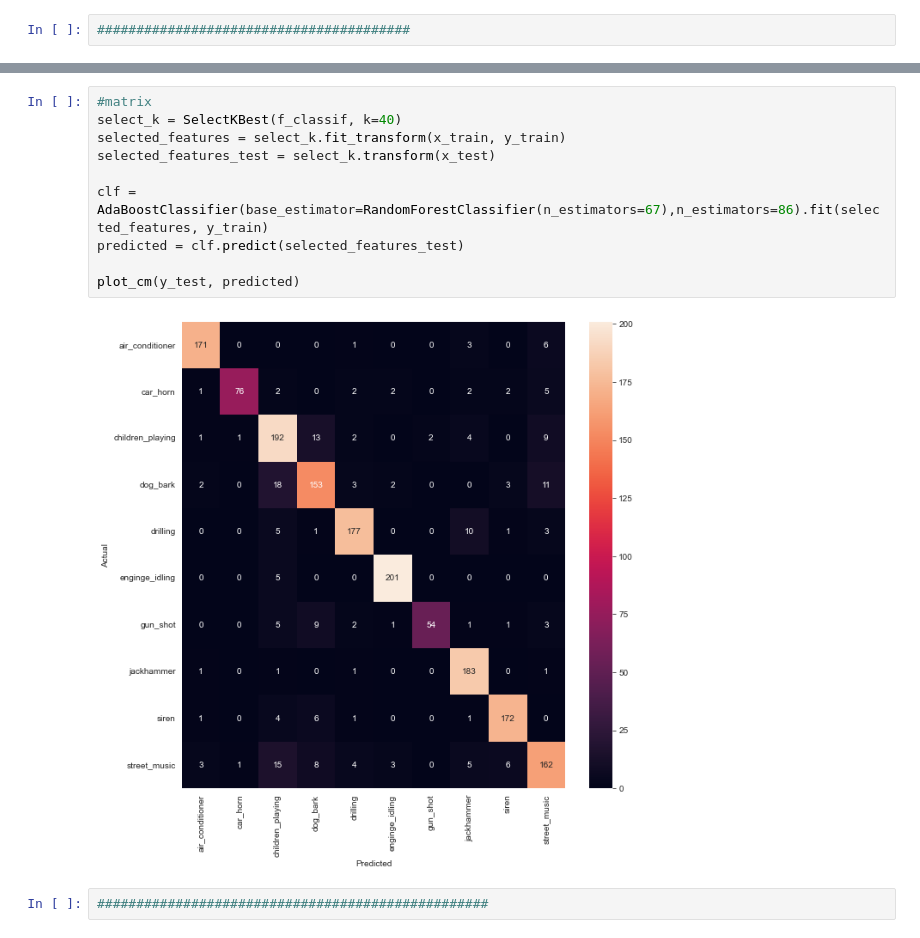
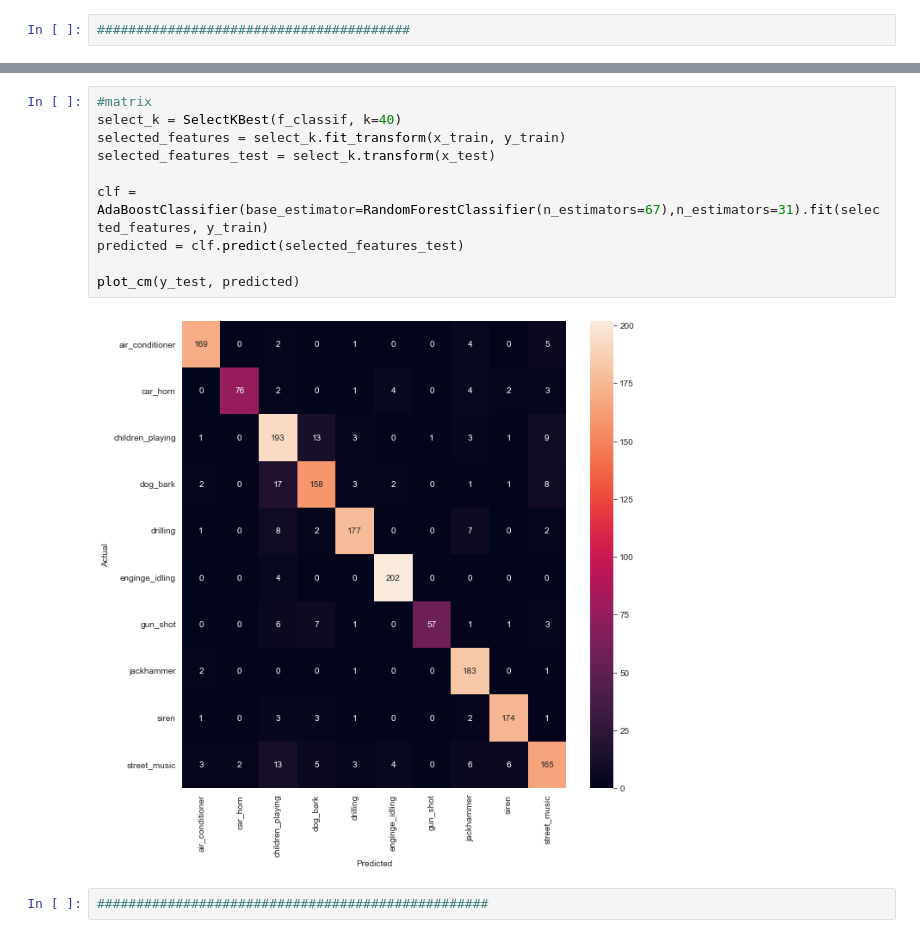
Before and after one commit to max423/Urban-Sound-Recognition, a Jupyter notebook: prova.ipynb, the cells around one changed output, grey strips where cells are left out. Drawn from its saved outputs; the diff is of its cells as text.

```diff
--- a/prova.ipynb
+++ b/prova.ipynb
@@ -481,14 +510,14 @@ model_fsel.best_score_
 # %%
 #matrix
 select_k = SelectKBest(f_classif, k=40)
 selected_features = select_k.fit_transform(x_train, y_train)
 selected_features_test = select_k.transform(x_test)
 
-clf = AdaBoostClassifier(base_estimator=RandomForestClassifier(n_estimators=67),n_estimators=86).fit(selected_features, y_train)
+clf = AdaBoostClassifier(base_estimator=RandomForestClassifier(n_estimators=67),n_estimators=31).fit(selected_features, y_train)
 predicted = clf.predict(selected_features_test)
 
 plot_cm(y_test, predicted)
 # %% [output]
-[figure, old version]
+[figure, new version]
 # %%
 ##################################################
```
Also changed, not shown: parts of 26 cells of this notebook, 1 other file.
